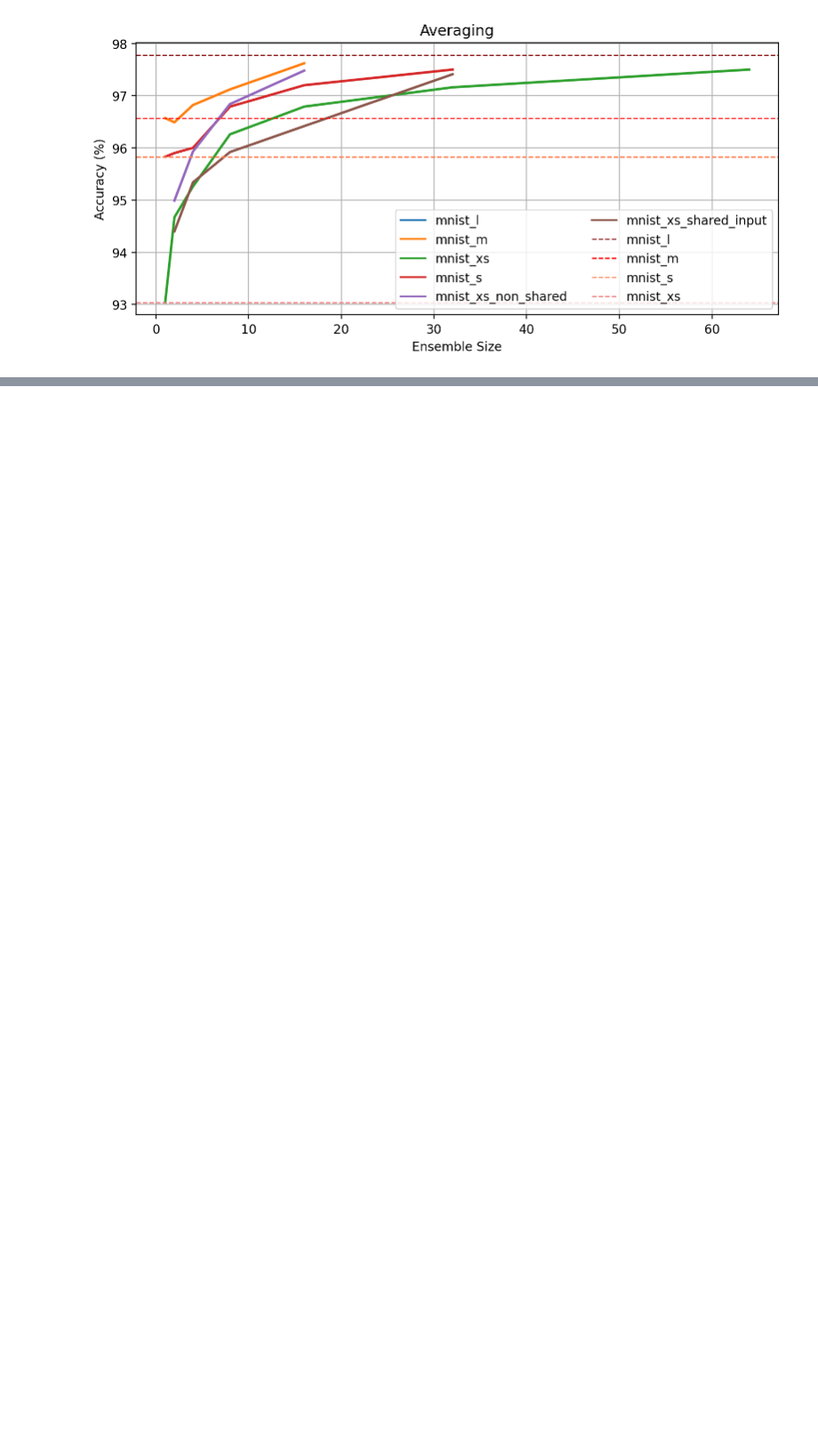
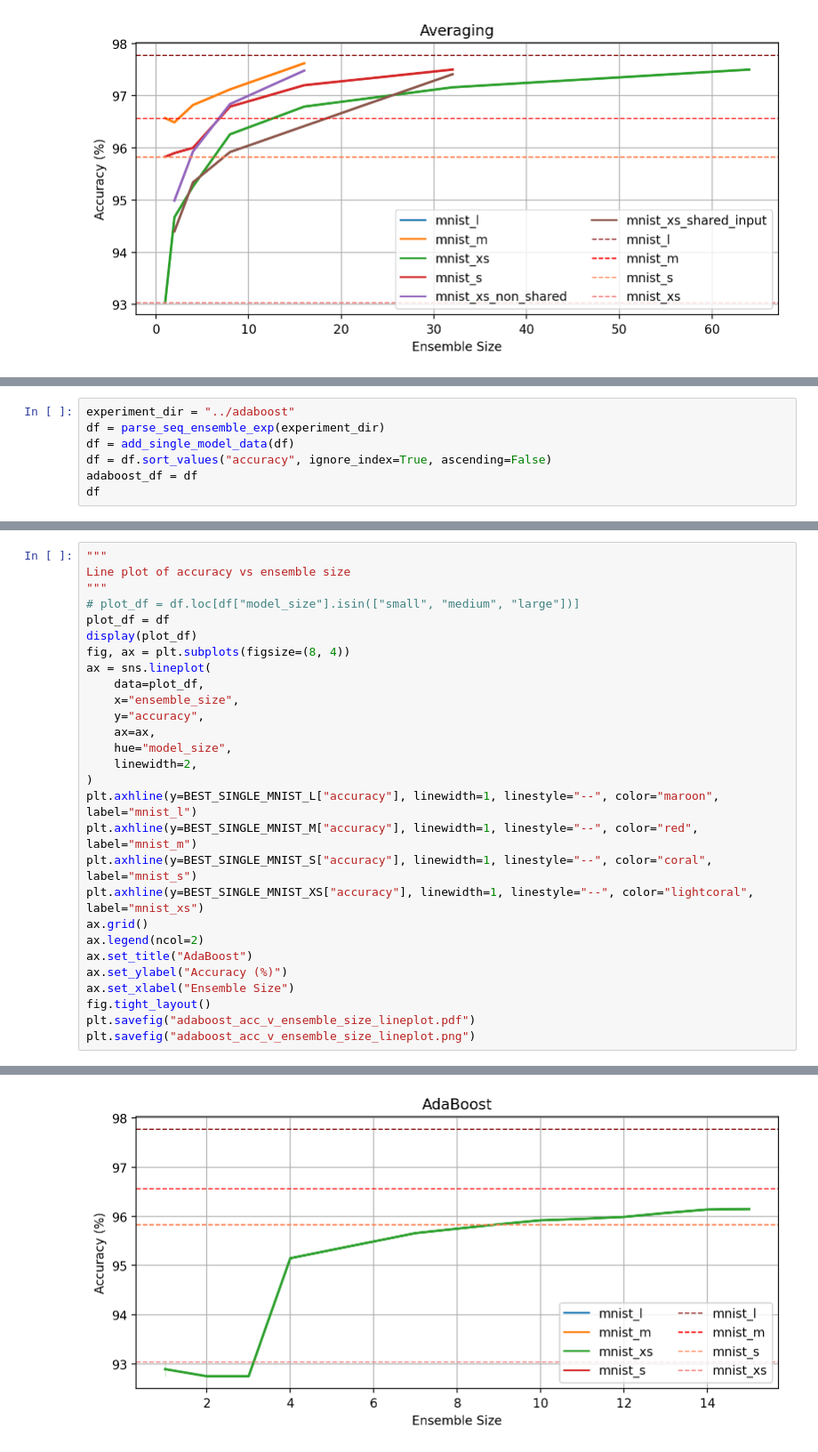
Before and after one commit to oliviaweng/logicnets, a Jupyter notebook: examples/mnist/plots/analysis.ipynb, the cells around one changed output, grey strips where cells are left out. Shown: that part at 89% size. Drawn from its saved outputs; the diff is of its cells as text; blank space fills up the shorter version.

```diff
--- a/examples/mnist/plots/analysis.ipynb
+++ b/examples/mnist/plots/analysis.ipynb
@@ -241,0 +362,7 @@ plt.savefig("averaging_acc_v_ensemble_size_lineplot.png")
+# %%
+experiment_dir = "../adaboost"
+df = parse_seq_ensemble_exp(experiment_dir)
+df = add_single_model_data(df)
+df = df.sort_values("accuracy", ignore_index=True, ascending=False)
+adaboost_df = df
+df
@@ -241,0 +387,29 @@ plt.savefig("averaging_acc_v_ensemble_size_lineplot.png")
+# %%
+"""
+Line plot of accuracy vs ensemble size
+"""
+# plot_df = df.loc[df["model_size"].isin(["small", "medium", "large"])]
+plot_df = df
+display(plot_df)
+fig, ax = plt.subplots(figsize=(8, 4))
+ax = sns.lineplot(
+    data=plot_df,
+    x="ensemble_size",
+    y="accuracy",
+    ax=ax,
+    hue="model_size",
+    linewidth=2,
+)
+plt.axhline(y=BEST_SINGLE_MNIST_L["accuracy"], linewidth=1, linestyle="--", color="maroon", label="mnist_l")
+plt.axhline(y=BEST_SINGLE_MNIST_M["accuracy"], linewidth=1, linestyle="--", color="red", label="mnist_m")
+plt.axhline(y=BEST_SINGLE_MNIST_S["accuracy"], linewidth=1, linestyle="--", color="coral", label="mnist_s")
+plt.axhline(y=BEST_SINGLE_MNIST_XS["accuracy"], linewidth=1, linestyle="--", color="lightcoral", label="mnist_xs")
+ax.grid()
+ax.legend(ncol=2)
+ax.set_title("AdaBoost")
+ax.set_ylabel("Accuracy (%)")
+ax.set_xlabel("Ensemble Size")
+fig.tight_layout()
+plt.savefig("adaboost_acc_v_ensemble_size_lineplot.pdf")
+plt.savefig("adaboost_acc_v_ensemble_size_lineplot.png")
+# %% [output]
@@ -241,0 +433 @@ plt.savefig("averaging_acc_v_ensemble_size_lineplot.png")
+[figure, added]
```
Also changed, not shown: parts of 12 cells of this notebook, 28 other files.
